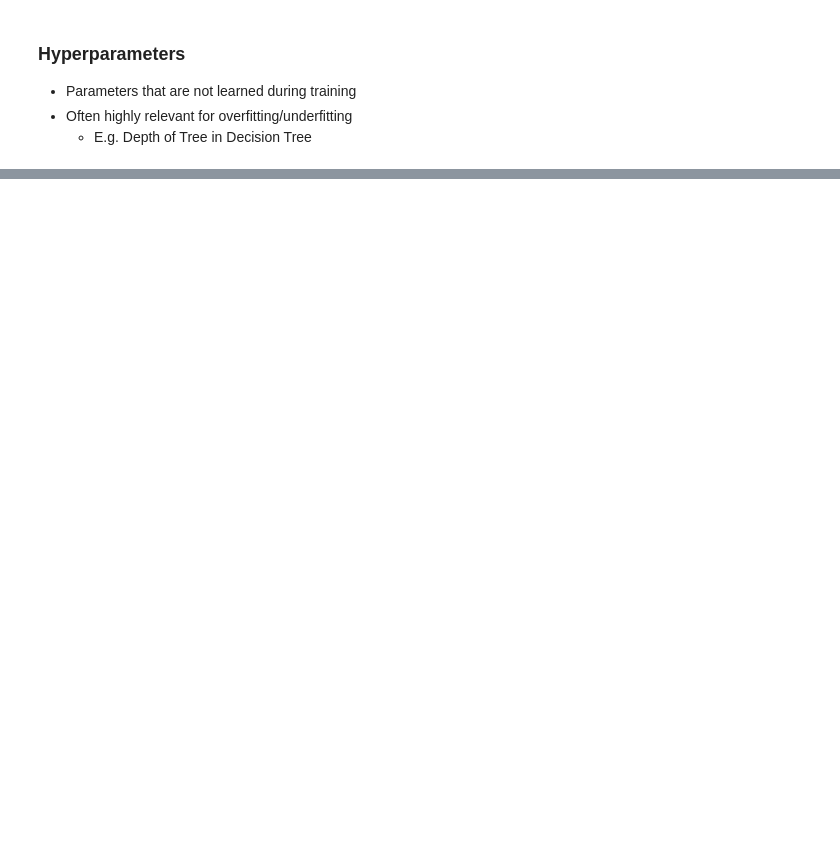
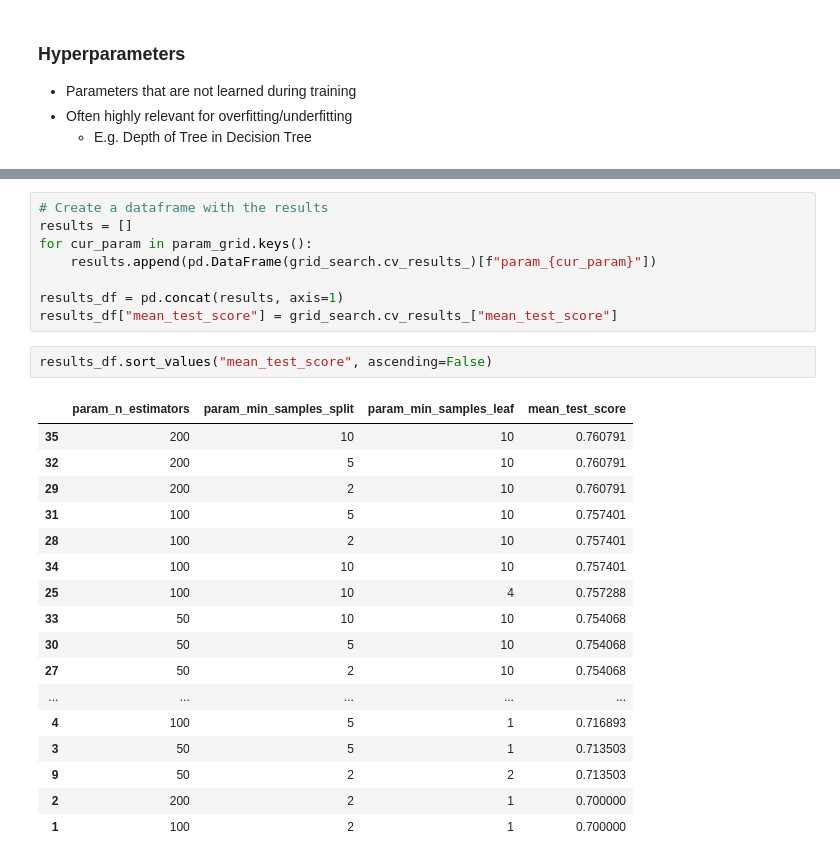
Before and after one commit to ucgmsim/qc_ml_workshop_2024, a Jupyter notebook: ml_notebook.ipynb, the cells around one changed output, grey strips where cells are left out. Saved outputs shown, nothing was run; the diff lists cells and outputs as text; blank space fills up the shorter version.

```diff
--- a/ml_notebook.ipynb
+++ b/ml_notebook.ipynb
@@ -390,0 +367,28 @@ update_plot()
+# %%
+# Create a dataframe with the results
+results = []
+for cur_param in param_grid.keys():
+    results.append(pd.DataFrame(grid_search.cv_results_)[f"param_{cur_param}"])
+
+results_df = pd.concat(results, axis=1)
+results_df["mean_test_score"] = grid_search.cv_results_["mean_test_score"]
+# %%
+results_df.sort_values("mean_test_score", ascending=False)
+# %% [output]
+|  | param_n_estimators | param_min_samples_split | param_min_samples_leaf | mean_test_score |
+| 35 | 200 | 10 | 10 | 0.760791 |
+| 32 | 200 | 5 | 10 | 0.760791 |
+| 29 | 200 | 2 | 10 | 0.760791 |
+| 31 | 100 | 5 | 10 | 0.757401 |
+| 28 | 100 | 2 | 10 | 0.757401 |
+| 34 | 100 | 10 | 10 | 0.757401 |
+| 25 | 100 | 10 | 4 | 0.757288 |
+| 33 | 50 | 10 | 10 | 0.754068 |
+| 30 | 50 | 5 | 10 | 0.754068 |
+| 27 | 50 | 2 | 10 | 0.754068 |
+| ... | ... | ... | ... | ... |
+| 4 | 100 | 5 | 1 | 0.716893 |
+| 3 | 50 | 5 | 1 | 0.713503 |
+| 9 | 50 | 2 | 2 | 0.713503 |
+| 2 | 200 | 2 | 1 | 0.700000 |
+| 1 | 100 | 2 | 1 | 0.700000 |
```
Also changed, not shown: parts of 30 cells of this notebook, 2 other files.
